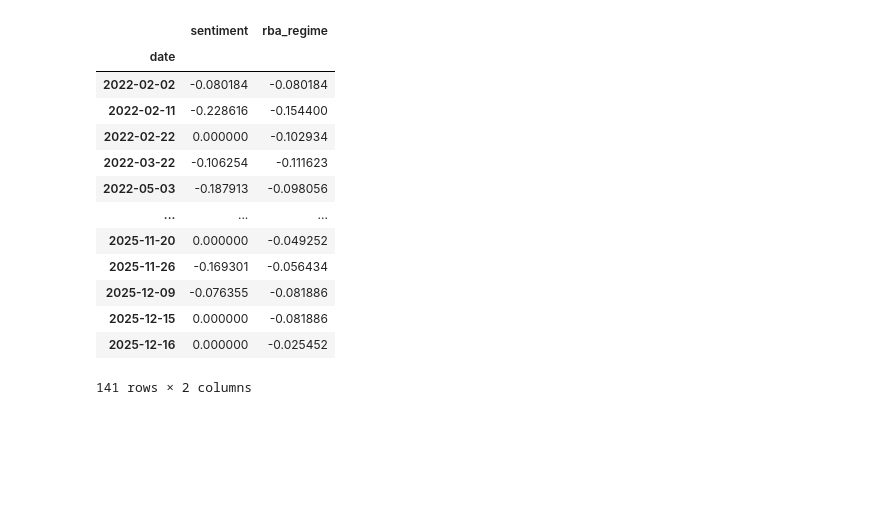
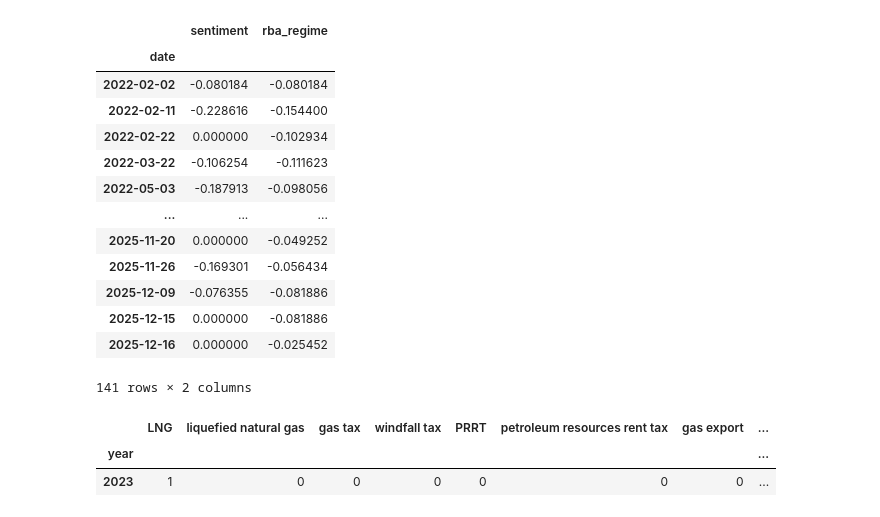
Before and after one commit to ZacKienzle2/SIGStockPitch, a Jupyter notebook: notebooks/scraping.ipynb, the cells around one changed output. Cells and saved outputs as stored; diff of their text form; code cells hidden in the pictures; blank space fills up the shorter version.

Commit message:
feat(scraping): add corpus term frequency analysis

```diff
--- a/notebooks/scraping.ipynb
+++ b/notebooks/scraping.ipynb
@@ -531,0 +628,8 @@ df_sentiment
+# %%
+df_terms = analyse_term_frequency("rba_corpus.jsonl")
+df_summary = summarise(df_terms)
+df_summary
+# %% [output]
+|  | LNG | liquefied natural gas | gas tax | windfall tax | PRRT | petroleum resources rent tax | gas export | ... |
+| year |  |  |  |  |  |  |  | ... |
+| 2023 | 1 | 0 | 0 | 0 | 0 | 0 | 0 | ... |
```
Also changed, not shown: parts of 1 cell of this notebook.
